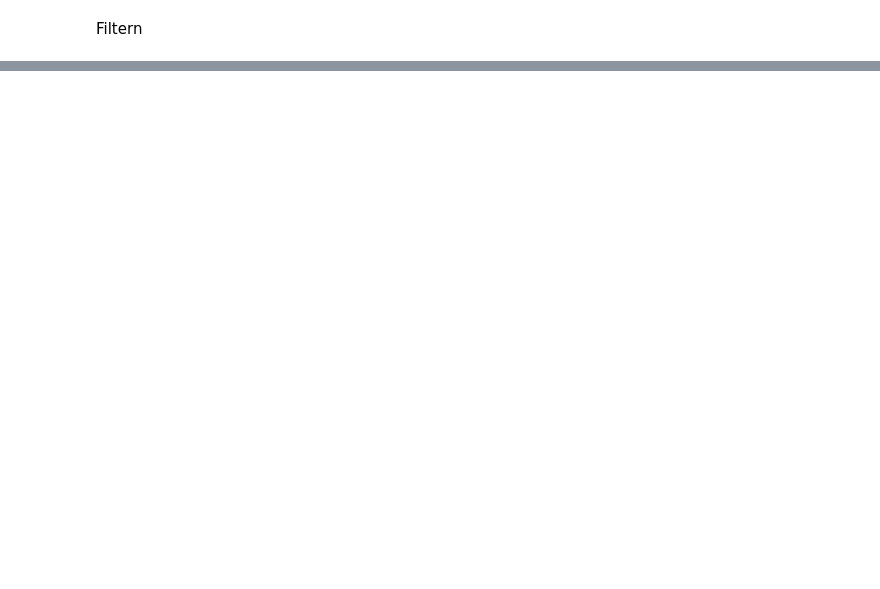
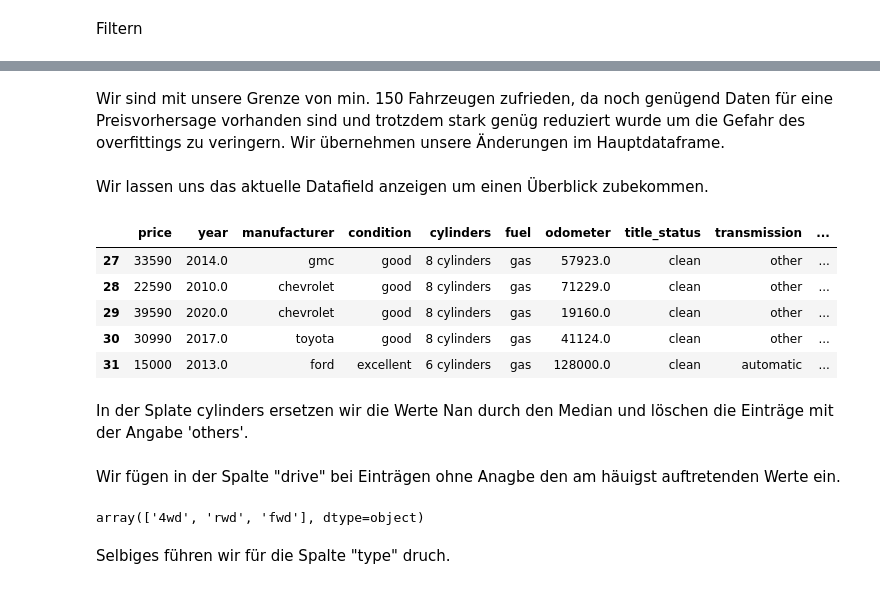
Before and after one commit to Beardlesspeet/KI_ML_Projectarbeit, a Jupyter notebook: Nico.ipynb, the cells around one changed output, grey strips where cells are left out. Drawn from its saved outputs; the diff is of its cells as text; code cells hidden in the pictures; blank space fills up the shorter version.

```diff
--- a/Nico.ipynb
+++ b/Nico.ipynb
@@ -120,0 +163,7 @@ KeyboardInterrupt:
+# %%
+#delete unknown fuel, transmission and title_status instances
+
+df.dropna(subset = ['fuel', 'transmission', 'title_status'], axis = 0, inplace = True)
+df = df[~df['manufacturer'].isnull()]
+df = df[~df['model'].isnull()]
+df.shape
@@ -120,0 +174,5 @@ KeyboardInterrupt:
+# %%
+#replace missing condition values with 'not specified'
+
+df['condition'].fillna('not specified', inplace = True)
+df['paint_color'].fillna('unknown', inplace = True)
@@ -120,0 +181,23 @@ KeyboardInterrupt:
+# %%
+
+
+model_list = df['model'].tolist()
+model_list = map(str, model_list)
+model_list = [x.lower().strip() for x in model_list]
+my_list = [car_model.split()[0] for car_model in model_list]
+my_list = [x.replace(' ', '').replace('-', '').replace('/', '') for x in my_list]
+
+df['car_model'] = my_list
+df['car_model'] = df['manufacturer'] + " " + df['car_model']
+
+new_car_models = (df.groupby(['car_model'], as_index= False).count())[['manufacturer', 'car_model', 'price']]
+new_car_models = new_car_models.rename(columns={'price': 'count'})
+only_common_models = new_car_models[new_car_models['count'] > 150]
+#evtl löschen
+print('Alle models ', len(new_car_models['count']))
+print('models mit mehr als 150 Einträgen: ', len(only_common_models['count']))
+print('Prozentualeranteil an gelöschten models:', round((1-len(only_common_models['count'])/len(new_car_models['count'])) * 100, 2))
+print()
+print('Gesamtanzahl an Inseraten: ', len(df['price']))
+print('Verbleibende Inserate: ', sum(only_common_models['count']))
+print('Prozentualeranteil an gelöschten Inseraten ', round((1-sum(only_common_models['count'])/len(df['price'])) * 100, 2))
@@ -120,0 +236,19 @@ KeyboardInterrupt:
+# %% [markdown]
+Wir sind mit unsere Grenze von min. 150 Fahrzeugen zufrieden, da noch genügend Daten für eine Preisvorhersage vorhanden sind und trotzdem stark genüg reduziert wurde um die Gefahr des overfittings zu veringern.
+Wir übernehmen unsere Änderungen im Hauptdataframe.
+# %%
+df = df[df['car_model'].isin(only_common_models['car_model'].tolist())]
+df.drop('model', axis = 1, inplace = True)
+# %% [markdown]
+Wir lassen uns das aktuelle Datafield anzeigen um einen Überblick zubekommen.
+# %%
+df.head()
+# %% [output]
+|  | price | year | manufacturer | condition | cylinders | fuel | odometer | title_status | transmission | ... |
+| 27 | 33590 | 2014.0 | gmc | good | 8 cylinders | gas | 57923.0 | clean | other | ... |
+| 28 | 22590 | 2010.0 | chevrolet | good | 8 cylinders | gas | 71229.0 | clean | other | ... |
+| 29 | 39590 | 2020.0 | chevrolet | good | 8 cylinders | gas | 19160.0 | clean | other | ... |
+| 30 | 30990 | 2017.0 | toyota | good | 8 cylinders | gas | 41124.0 | clean | other | ... |
+| 31 | 15000 | 2013.0 | ford | excellent | 6 cylinders | gas | 128000.0 | clean | automatic | ... |
+# %% [markdown]
+In der Splate cylinders ersetzen wir die Werte Nan durch den Median und löschen die Einträge mit der Angabe 'others'.
@@ -120,0 +273,15 @@ KeyboardInterrupt:
+# %% [markdown]
+Wir fügen in der Spalte "drive" bei Einträgen ohne Anagbe den am häuigst auftretenden Werte ein.
+# %%
+dftest = df.copy()
+test = df[df['drive'].notnull()].copy()
+mode = test.groupby('car_model')['drive'].agg(pd.Series.mode)
+merged = pd.merge(dftest, mode, on = 'car_model', how = 'left')
+merged['drive_x'].fillna(merged['drive_y'], inplace = True)
+
+df['drive'] = merged['drive_x'].tolist()
+df['drive'].unique()
+# %% [output]
+array(['4wd', 'rwd', 'fwd'], dtype=object)
+# %% [markdown]
+Selbiges führen wir für die Spalte "type" druch.
```
Also changed, not shown: parts of 57 cells of this notebook, 2 other files.
